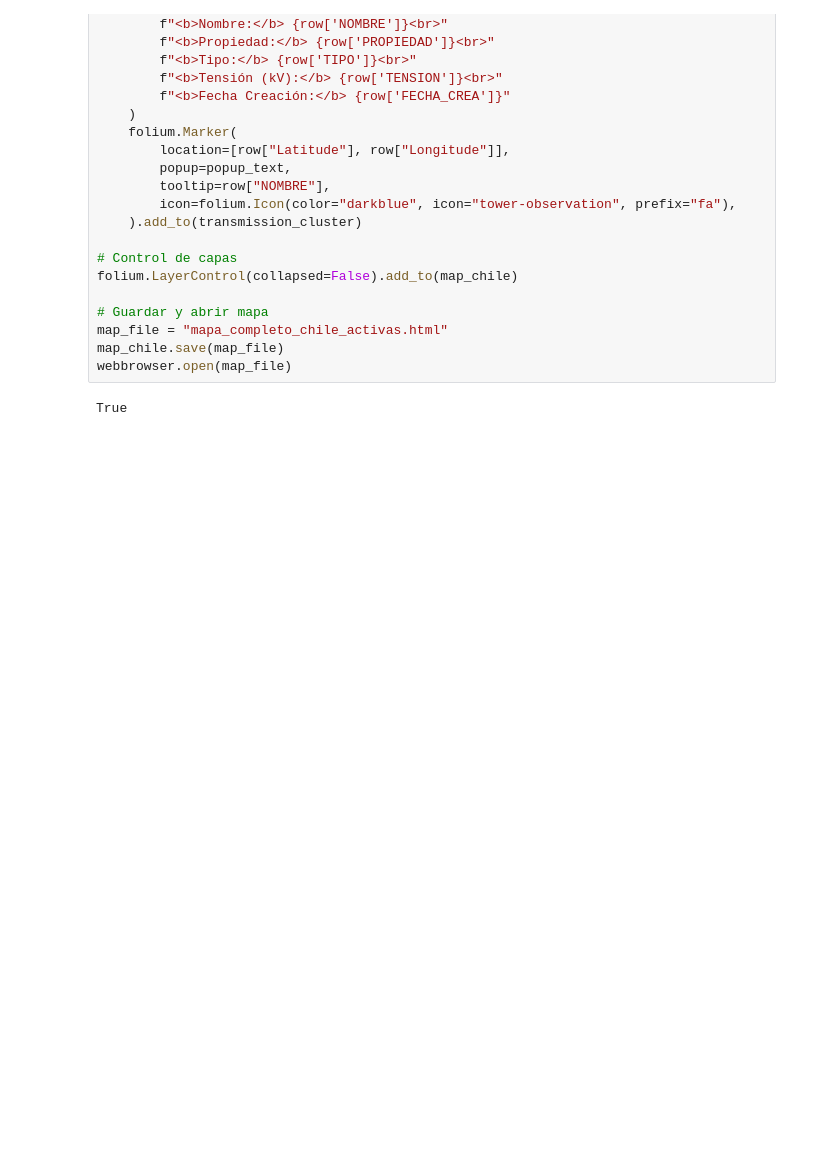
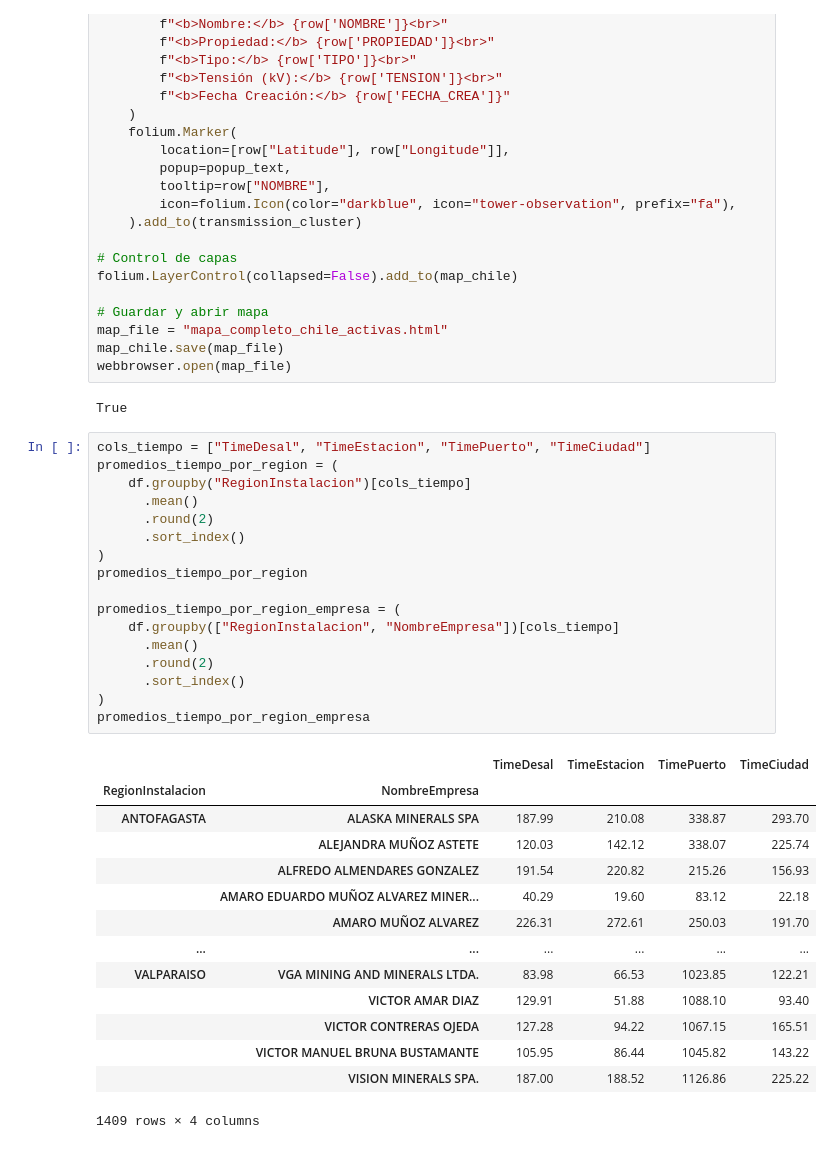
Before and after one commit to Arturo-Amberg/TrabajoTesis, a Jupyter notebook: EDA/EDA.ipynb, the cells around one changed output. Saved outputs shown, nothing was run; the diff lists cells and outputs as text; blank space fills up the shorter version.

```diff
--- a/EDA/EDA.ipynb
+++ b/EDA/EDA.ipynb
@@ -376,3 +376,35 @@ map_chile.save(map_file)
 webbrowser.open(map_file)
 # %% [output]
 True
+# %%
+cols_tiempo = ["TimeDesal", "TimeEstacion", "TimePuerto", "TimeCiudad"]
+promedios_tiempo_por_region = (
+    df.groupby("RegionInstalacion")[cols_tiempo]
+      .mean()
+      .round(2)
+      .sort_index()
+)
+promedios_tiempo_por_region
+
+promedios_tiempo_por_region_empresa = (
+    df.groupby(["RegionInstalacion", "NombreEmpresa"])[cols_tiempo]
+      .mean()
+      .round(2)
+      .sort_index()
+)
+promedios_tiempo_por_region_empresa
+# %% [output]
+|  |  | TimeDesal | TimeEstacion | TimePuerto | TimeCiudad |
+| RegionInstalacion | NombreEmpresa |  |  |  |  |
+| ANTOFAGASTA | ALASKA MINERALS SPA | 187.99 | 210.08 | 338.87 | 293.70 |
+|  | ALEJANDRA MUÑOZ ASTETE | 120.03 | 142.12 | 338.07 | 225.74 |
+|  | ALFREDO ALMENDARES GONZALEZ | 191.54 | 220.82 | 215.26 | 156.93 |
+|  | AMARO EDUARDO MUÑOZ ALVAREZ MINER... | 40.29 | 19.60 | 83.12 | 22.18 |
+|  | AMARO MUÑOZ ALVAREZ | 226.31 | 272.61 | 250.03 | 191.70 |
+| ... | ... | ... | ... | ... | ... |
+| VALPARAISO | VGA MINING AND MINERALS LTDA. | 83.98 | 66.53 | 1023.85 | 122.21 |
+|  | VICTOR AMAR DIAZ | 129.91 | 51.88 | 1088.10 | 93.40 |
+|  | VICTOR CONTRERAS OJEDA | 127.28 | 94.22 | 1067.15 | 165.51 |
+|  | VICTOR MANUEL BRUNA BUSTAMANTE | 105.95 | 86.44 | 1045.82 | 143.22 |
+|  | VISION MINERALS SPA. | 187.00 | 188.52 | 1126.86 | 225.22 |
+1409 rows × 4 columns
```
Also changed, not shown: parts of 1 cell of this notebook, 1 other file.
